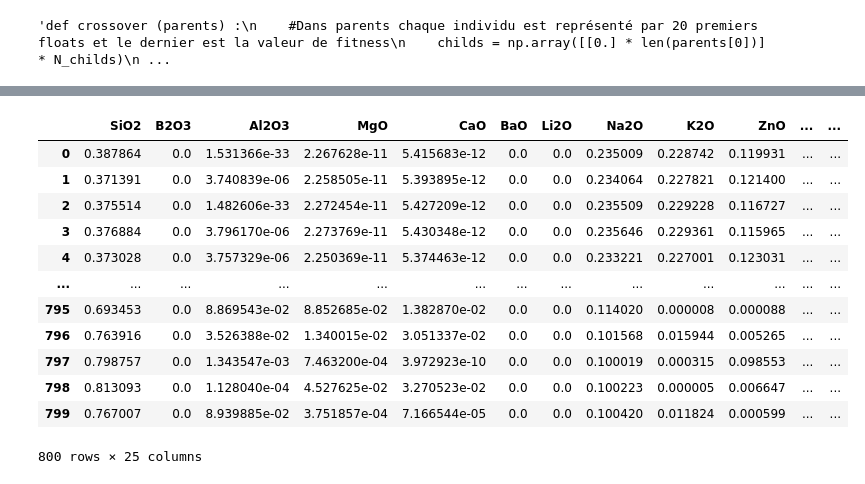
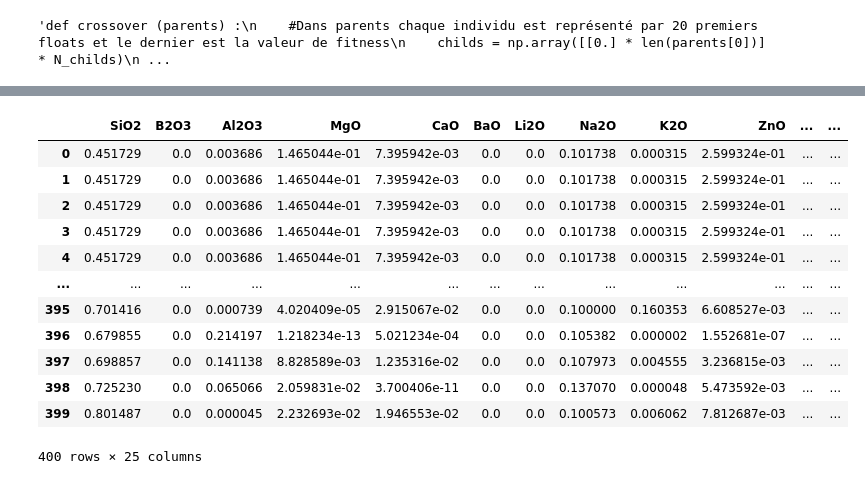
Before and after one commit to ychyn/algo_genetique, a Jupyter notebook: algo_genetique.ipynb, the cells around one changed output, grey strips where cells are left out. Drawn from its saved outputs; the diff is of its cells as text; code cells hidden in the pictures.

Commit message:
implemented new crossover function

```diff
--- a/algo_genetique.ipynb
+++ b/algo_genetique.ipynb
@@ -314,10 +314,10 @@ xmin[list(dbrho.oxide).index('Na2O')] = 0.1
 
 #Parametres fitness function
 #L'ordre des parametres est ['rho','E','Tg','Tmelt']
-weight=[0,0.4,0,0.6]
+weight=[0,0.5,0,0.5]
 minimize=[True,False,False,True]
 
-N_generations = 200
+N_generations = 100
 N_population = 400
 
 survivor_rate = 0.1
@@ -455,7 +455,7 @@ fondants = [False, False, False, True, True, False, False, True, True, False, Fa
 durability = [True, False, True, False, False, False, False, False, False, False, False, False, False, False, False, False, False, False, False, False, False, False, False, False, False] #augmentent E
 other = [False, False, False, False, False, False, False, False, False, True, False, False, False, False, False, True, False, False, False, False, False, False, False, False, False]
 
-def crossover (mom, dad) :
+'''def crossover (mom, dad) :
     print(mom)
     childs = np.zeros((len(mom), len(mom[0])))
     for i in range (N_childs) :
@@ -472,6 +472,18 @@ def crossover (mom, dad) :
         childs[i][other] = (mom[i][other] + dad[i][other])/2
         sum = np.sum(childs[i])
         childs[i] = childs[i] / sum
+    return (childs)'''
+
+def crossover (mom, dad) :
+    childs = np.zeros((len(mom), len(mom[0])))
+    for i in range (N_childs) :
+        wMomTm = mom[i, 23] / (mom[i, 23] + dad[i, 23])
+        wDadTm = dad[i, 23] / (mom[i, 23] + dad[i, 23])
+        wMomE = mom[i, 21] / (mom[i, 21] + dad[i, 21])
+        wDadE = dad[i, 21] / (mom[i, 21] + dad[i, 21])
+        childs[i][fondants] = wMomTm * mom[i][fondants] + wDadTm * dad[i][fondants]
+        childs[i][durability] = wMomE * mom[i][durability] + wDadE * dad[i][durability]
+        childs[i][other] = (mom[i][other] + dad[i][other])/2
     return (childs)
 # %%
 def mutation (mutants) :
@@ -525,17 +537,20 @@ compositions = evolution(initial_pop,N_generations)
 df = pd.DataFrame(compositions,columns=columns)
 #df.to_csv('generation_final.csv')
 df
+df.to_csv('generation_final_29_11b.csv')
-# %% [output]
-|  | SiO2 | B2O3 | Al2O3 | MgO | CaO | BaO | Li2O | Na2O | K2O | ZnO | ... | ... |
-| 0 | 0.387864 | 0.0 | 1.531366e-33 | 2.267628e-11 | 5.415683e-12 | 0.0 | 0.0 | 0.235009 | 0.228742 | 0.119931 | ... | ... |
-| 1 | 0.371391 | 0.0 | 3.740839e-06 | 2.258505e-11 | 5.393895e-12 | 0.0 | 0.0 | 0.234064 | 0.227821 | 0.121400 | ... | ... |
-| 2 | 0.375514 | 0.0 | 1.482606e-33 | 2.272454e-11 | 5.427209e-12 | 0.0 | 0.0 | 0.235509 | 0.229228 | 0.116727 | ... | ... |
-| 3 | 0.376884 | 0.0 | 3.796170e-06 | 2.273769e-11 | 5.430348e-12 | 0.0 | 0.0 | 0.235646 | 0.229361 | 0.115965 | ... | ... |
-| 4 | 0.373028 | 0.0 | 3.757329e-06 | 2.250369e-11 | 5.374463e-12 | 0.0 | 0.0 | 0.233221 | 0.227001 | 0.123031 | ... | ... |
-| ... | ... | ... | ... | ... | ... | ... | ... | ... | ... | ... | ... | ... |
-| 795 | 0.693453 | 0.0 | 8.869543e-02 | 8.852685e-02 | 1.382870e-02 | 0.0 | 0.0 | 0.114020 | 0.000008 | 0.000088 | ... | ... |
-| 796 | 0.763916 | 0.0 | 3.526388e-02 | 1.340015e-02 | 3.051337e-02 | 0.0 | 0.0 | 0.101568 | 0.015944 | 0.005265 | ... | ... |
-| 797 | 0.798757 | 0.0 | 1.343547e-03 | 7.463200e-04 | 3.972923e-10 | 0.0 | 0.0 | 0.100019 | 0.000315 | 0.098553 | ... | ... |
-| 798 | 0.813093 | 0.0 | 1.128040e-04 | 4.527625e-02 | 3.270523e-02 | 0.0 | 0.0 | 0.100223 | 0.000005 | 0.006647 | ... | ... |
-| 799 | 0.767007 | 0.0 | 8.939885e-02 | 3.751857e-04 | 7.166544e-05 | 0.0 | 0.0 | 0.100420 | 0.011824 | 0.000599 | ... | ... |
-800 rows × 25 columns
+# %%
+df
+# %% [output]
+|  | SiO2 | B2O3 | Al2O3 | MgO | CaO | BaO | Li2O | Na2O | K2O | ZnO | ... | ... |
+| 0 | 0.451729 | 0.0 | 0.003686 | 1.465044e-01 | 7.395942e-03 | 0.0 | 0.0 | 0.101738 | 0.000315 | 2.599324e-01 | ... | ... |
+| 1 | 0.451729 | 0.0 | 0.003686 | 1.465044e-01 | 7.395942e-03 | 0.0 | 0.0 | 0.101738 | 0.000315 | 2.599324e-01 | ... | ... |
+| 2 | 0.451729 | 0.0 | 0.003686 | 1.465044e-01 | 7.395942e-03 | 0.0 | 0.0 | 0.101738 | 0.000315 | 2.599324e-01 | ... | ... |
+| 3 | 0.451729 | 0.0 | 0.003686 | 1.465044e-01 | 7.395942e-03 | 0.0 | 0.0 | 0.101738 | 0.000315 | 2.599324e-01 | ... | ... |
+| 4 | 0.451729 | 0.0 | 0.003686 | 1.465044e-01 | 7.395942e-03 | 0.0 | 0.0 | 0.101738 | 0.000315 | 2.599324e-01 | ... | ... |
+| ... | ... | ... | ... | ... | ... | ... | ... | ... | ... | ... | ... | ... |
+| 395 | 0.701416 | 0.0 | 0.000739 | 4.020409e-05 | 2.915067e-02 | 0.0 | 0.0 | 0.100000 | 0.160353 | 6.608527e-03 | ... | ... |
+| 396 | 0.679855 | 0.0 | 0.214197 | 1.218234e-13 | 5.021234e-04 | 0.0 | 0.0 | 0.105382 | 0.000002 | 1.552681e-07 | ... | ... |
+| 397 | 0.698857 | 0.0 | 0.141138 | 8.828589e-03 | 1.235316e-02 | 0.0 | 0.0 | 0.107973 | 0.004555 | 3.236815e-03 | ... | ... |
+| 398 | 0.725230 | 0.0 | 0.065066 | 2.059831e-02 | 3.700406e-11 | 0.0 | 0.0 | 0.137070 | 0.000048 | 5.473592e-03 | ... | ... |
+| 399 | 0.801487 | 0.0 | 0.000045 | 2.232693e-02 | 1.946553e-02 | 0.0 | 0.0 | 0.100573 | 0.006062 | 7.812687e-03 | ... | ... |
+400 rows × 25 columns
```
Also changed, not shown: parts of 1 cell of this notebook.
